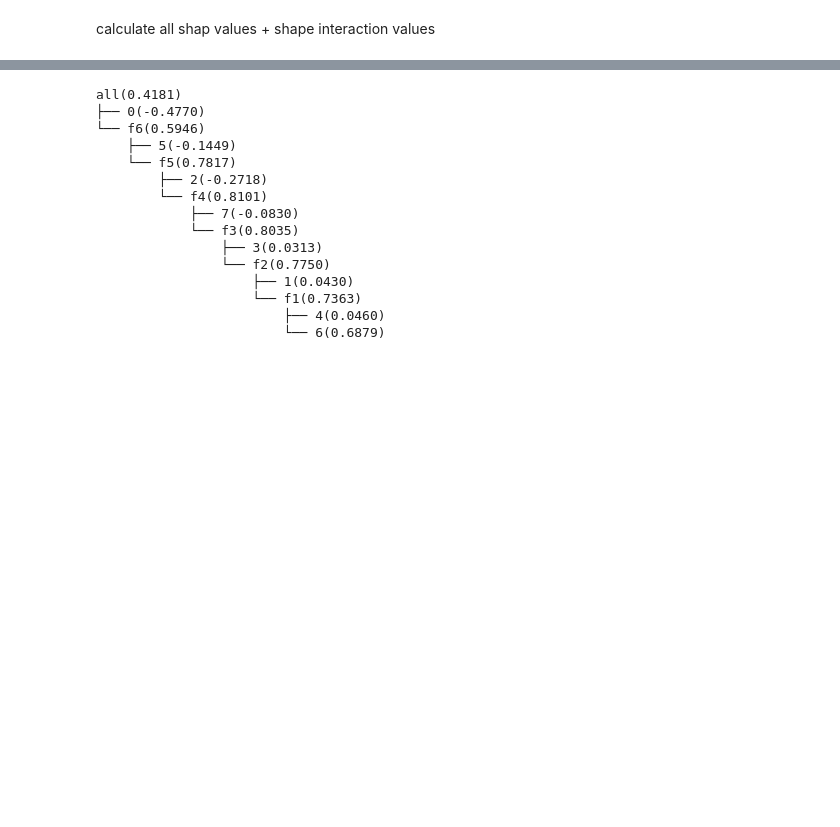
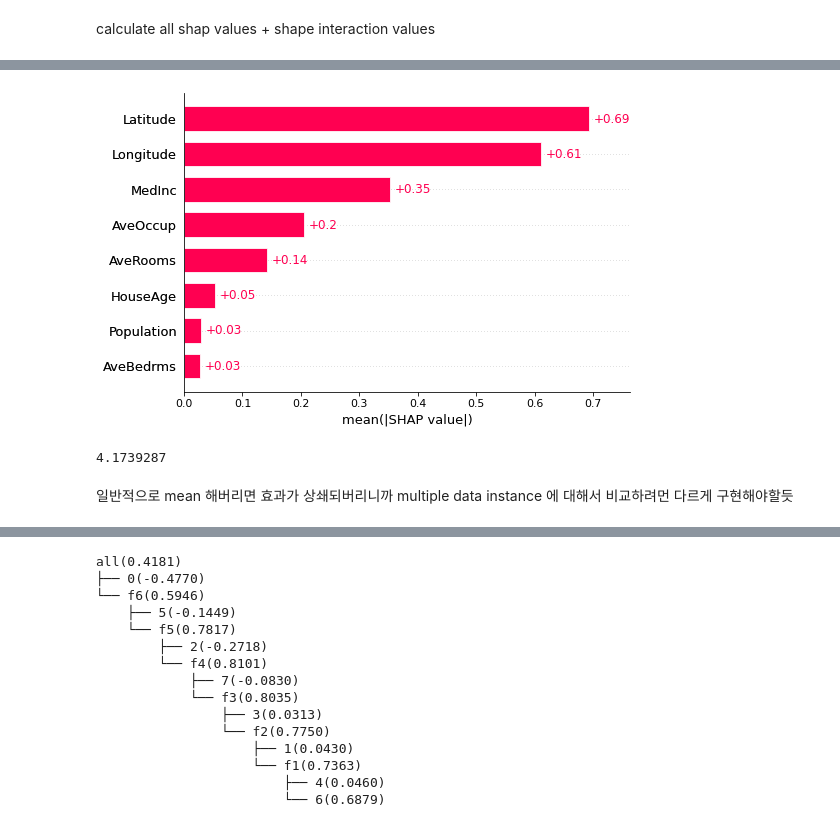
Before and after one commit to simonjisu/FeatureInteractionTree, a Jupyter notebook: notebooks/Finer Granularity Explanation.ipynb, the cells around one changed output, grey strips where cells are left out. Cells and saved outputs as stored; diff of their text form; code cells hidden in the pictures; blank space fills up the shorter version.

```diff
--- a/notebooks/Finer Granularity Explanation.ipynb
+++ b/notebooks/Finer Granularity Explanation.ipynb
@@ -59 +63,11 @@ shap_interaction_values = explainer.shap_interaction_values(X_test)
+# %%
+shap.plots.bar(shap_values)
+# %% [output]
+[figure, added]
+# %%
+np.abs(shap_values.values).mean(0).sum() + explainer.expected_value
+# %% [output]
+4.1739287
+# %% [markdown]
+일반적으로 mean 해버리면 효과가 상쇄되버리니까 multiple data instance 에 대해서 비교하려먼 다르게 구현해야할듯
 # %%
```
Also changed, not shown: parts of 3 cells of this notebook, 4 other files.
